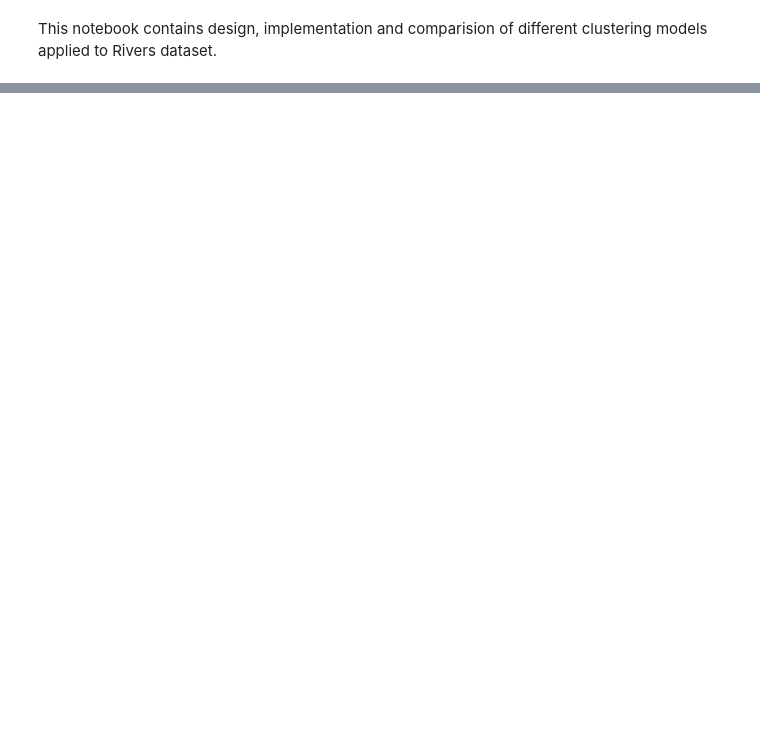
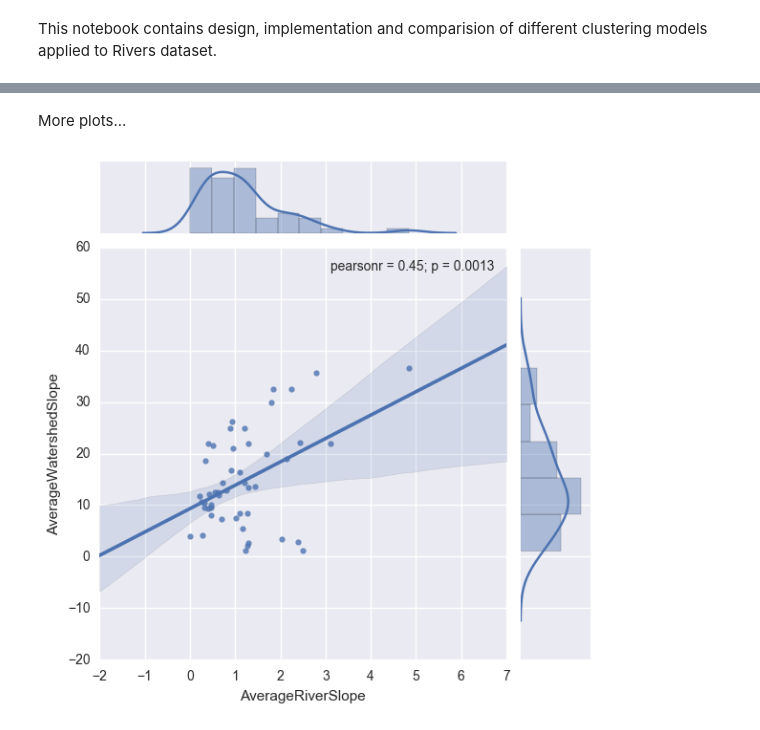
Before and after one commit to segeila/River-CLustering, a Jupyter notebook: RiverClustering.ipynb, the cells around one changed output, grey strips where cells are left out. Drawn from its saved outputs; the diff is of its cells as text; code cells hidden in the pictures; blank space fills up the shorter version.

Commit message:
Extra plot

```diff
--- a/RiverClustering.ipynb
+++ b/RiverClustering.ipynb
@@ -32,0 +33,6 @@ sns.pairplot(rivers, size=2.5);
+# %% [markdown]
+More plots...
+# %%
+sns.jointplot("AverageRiverSlope", "AverageWatershedSlope", rivers, kind='reg');
+# %% [output]
+[figure, added]
```
Also changed, not shown: parts of 1 cell of this notebook.
